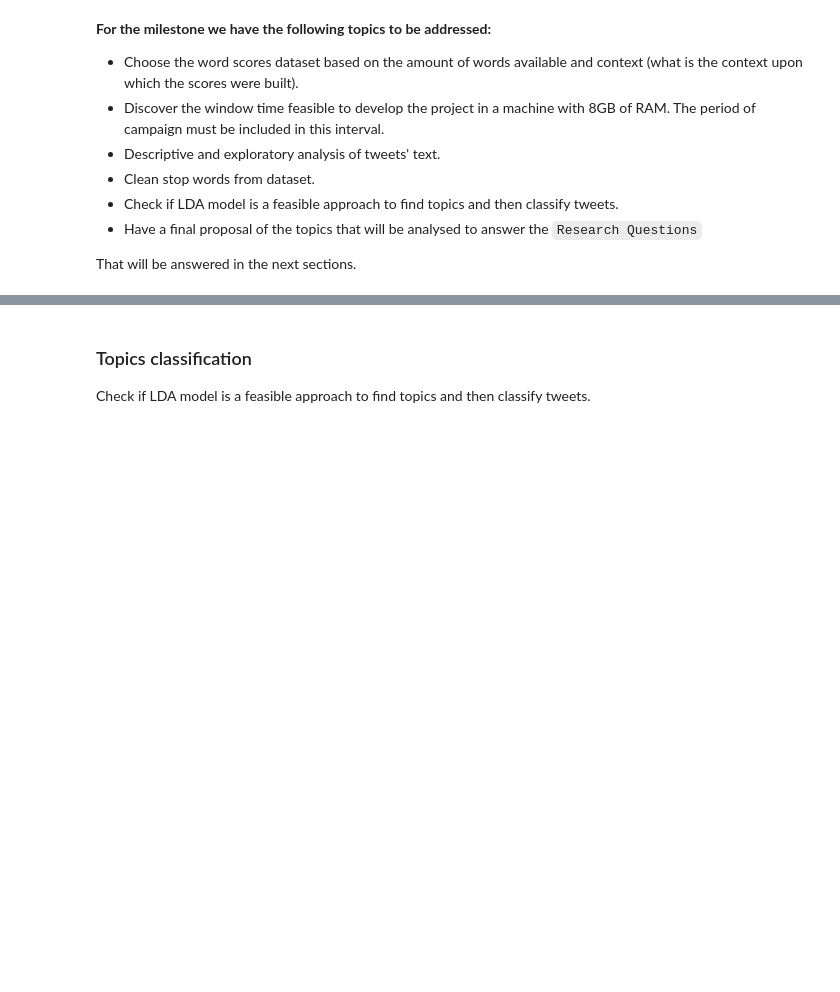
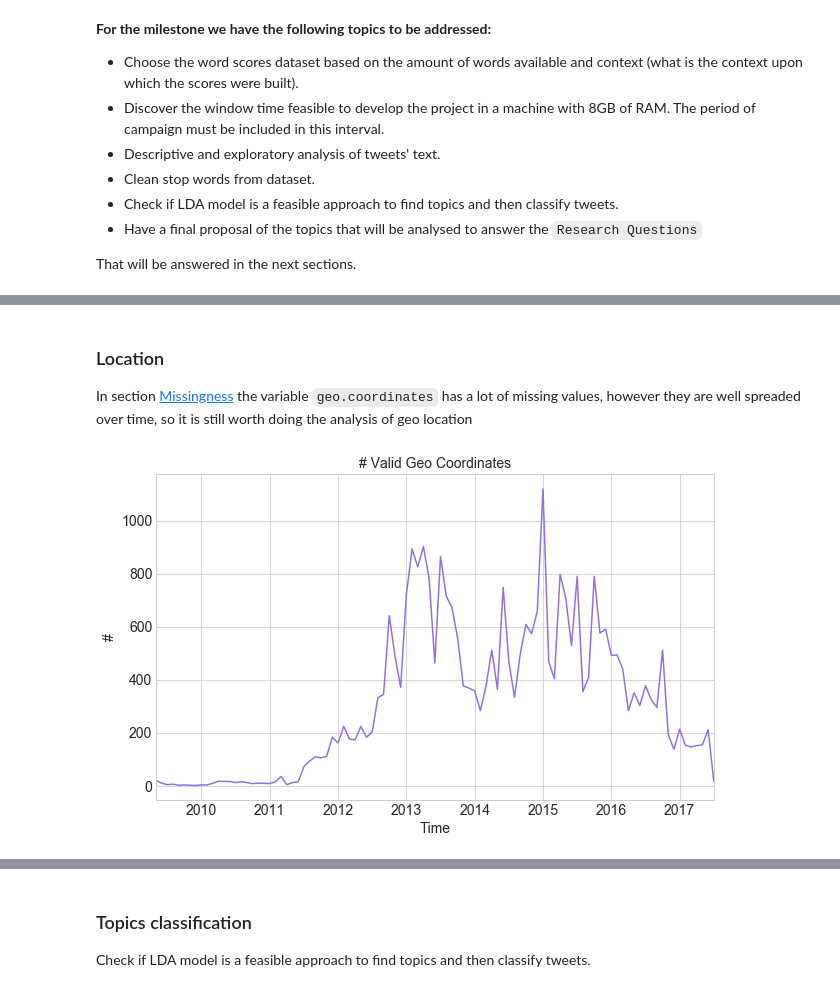
Before and after one commit to atulkumarin/project, a Jupyter notebook: analysis/project-milestone-2.ipynb, the cells around one changed output, grey strips where cells are left out. Drawn from its saved outputs; the diff is of its cells as text; code cells hidden in the pictures; blank space fills up the shorter version.

```diff
--- a/analysis/project-milestone-2.ipynb
+++ b/analysis/project-milestone-2.ipynb
@@ -51,0 +152,14 @@ Be aware that the year of 2017 is still not closed, so fields like `retweet_coun
+# %% [markdown]
+### Location
+
+In section [Missingness](#Missingness) the variable `geo.coordinates` has a lot of missing values, however they are well spreaded over time, so it is still worth doing the analysis of geo location
+# %%
+coord = df[['geo.coordinates', 'first_day_month_cohort']].copy()
+coord['is_valid_coord'] = coord['geo.coordinates'].apply(lambda x: pd.notnull(str(x)))
+coord_non_missing = coord.groupby('first_day_month_cohort').sum()
+
+coord_non_missing.plot(figsize=(10, 6), legend=None, **plots_args);
+plt.title('# Valid Geo Coordinates', fontsize=14);
+plt.xlabel('Time', fontsize=14); plt.ylabel('#', fontsize=14);
+# %% [output]
+[figure, added]
```
Also changed, not shown: parts of 22 cells of this notebook, 1 other file.
